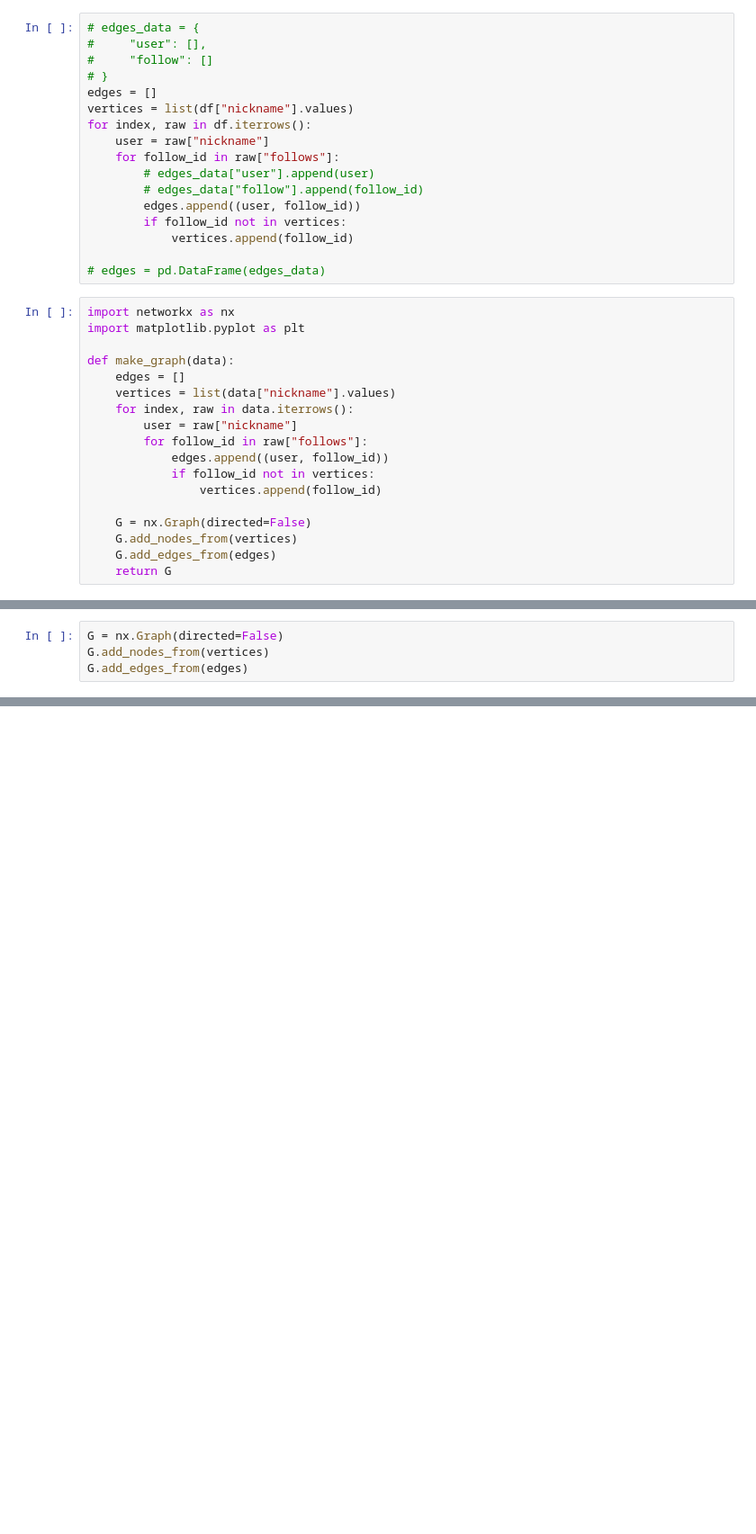
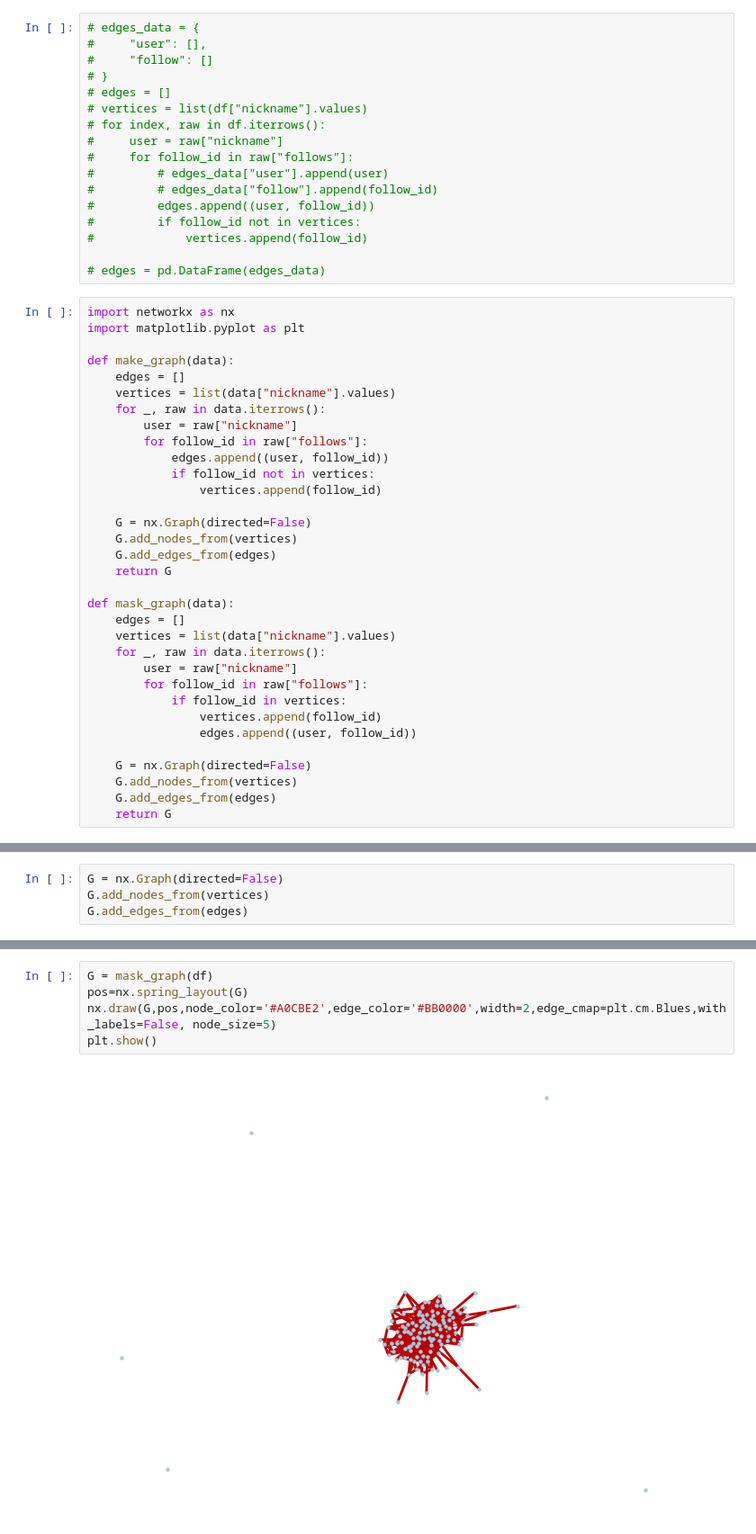
Before and after one commit to Arsenchius/graphs, a Jupyter notebook: draw_graph.ipynb, the cells around one changed output, grey strips where cells are left out. Shown at 90% size. Saved outputs shown, nothing was run; the diff lists cells and outputs as text; blank space fills up the shorter version.

Commit message:
upd for graph drawing

```diff
--- a/draw_graph.ipynb
+++ b/draw_graph.ipynb
@@ -58,16 +58,16 @@ print(len(follows_len))
 #     "user": [],
 #     "follow": []
 # }
-edges = []
-vertices = list(df["nickname"].values)
-for index, raw in df.iterrows():
-    user = raw["nickname"]
-    for follow_id in raw["follows"]:
-        # edges_data["user"].append(user)
-        # edges_data["follow"].append(follow_id)
-        edges.append((user, follow_id))
-        if follow_id not in vertices:
-            vertices.append(follow_id)
+# edges = []
+# vertices = list(df["nickname"].values)
+# for index, raw in df.iterrows():
+#     user = raw["nickname"]
+#     for follow_id in raw["follows"]:
+#         # edges_data["user"].append(user)
+#         # edges_data["follow"].append(follow_id)
+#         edges.append((user, follow_id))
+#         if follow_id not in vertices:
+#             vertices.append(follow_id)
 
 # edges = pd.DataFrame(edges_data)
 # %%
@@ -77,7 +77,7 @@ import matplotlib.pyplot as plt
 def make_graph(data):
     edges = []
     vertices = list(data["nickname"].values)
-    for index, raw in data.iterrows():
+    for _, raw in data.iterrows():
         user = raw["nickname"]
         for follow_id in raw["follows"]:
             edges.append((user, follow_id))
@@ -88,6 +88,21 @@ def make_graph(data):
     G.add_nodes_from(vertices)
     G.add_edges_from(edges)
     return G
+
+def mask_graph(data):
+    edges = []
+    vertices = list(data["nickname"].values)
+    for _, raw in data.iterrows():
+        user = raw["nickname"]
+        for follow_id in raw["follows"]:
+            if follow_id in vertices:
+                vertices.append(follow_id)
+                edges.append((user, follow_id))
+
+    G = nx.Graph(directed=False)
+    G.add_nodes_from(vertices)
+    G.add_edges_from(edges)
+    return G
 # %%
 graph = make_graph(df.head(1))
 # %%
@@ -123,3 +138,10 @@ plt.show()
 nx.draw_shell(G, node_size=1, node_color='#A0CBE2',edge_color='#BB0000')
 # %% [output]
 [figure]
+# %%
+G = mask_graph(df)
+pos=nx.spring_layout(G)
+nx.draw(G,pos,node_color='#A0CBE2',edge_color='#BB0000',width=2,edge_cmap=plt.cm.Blues,with_labels=False, node_size=5)
+plt.show()
+# %% [output]
+[figure, added]
```
